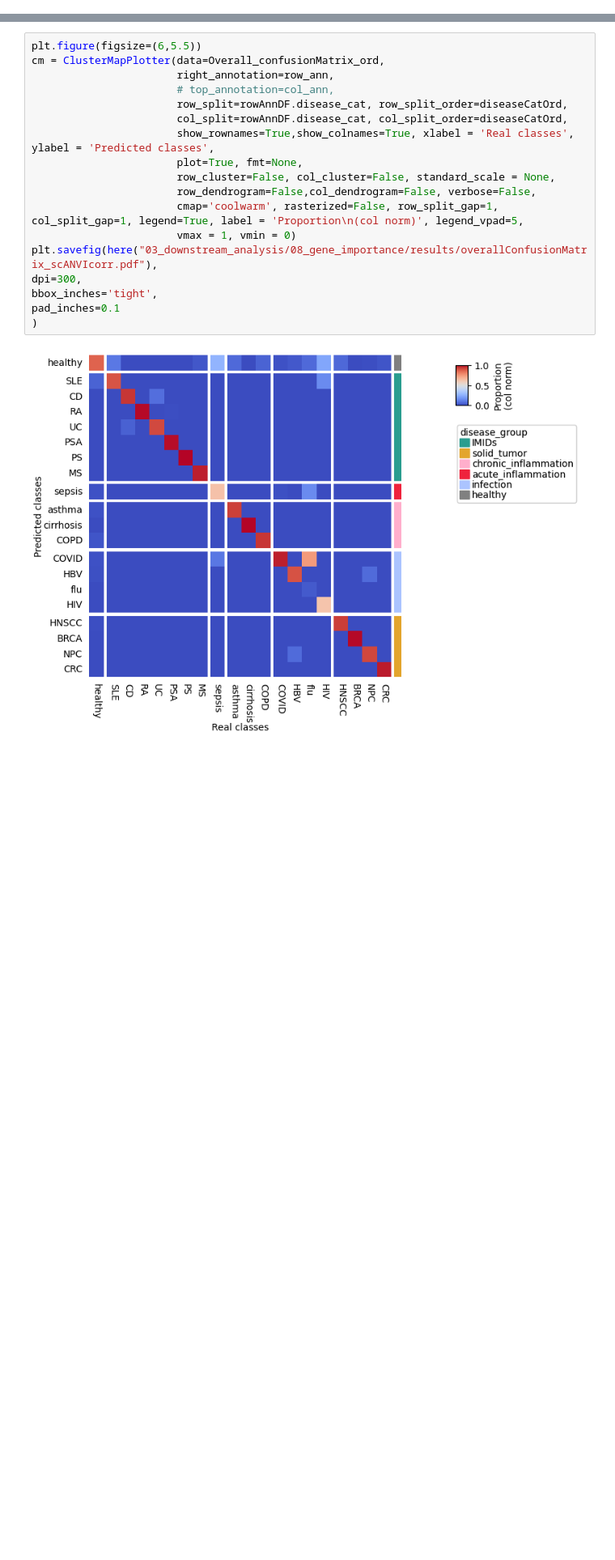
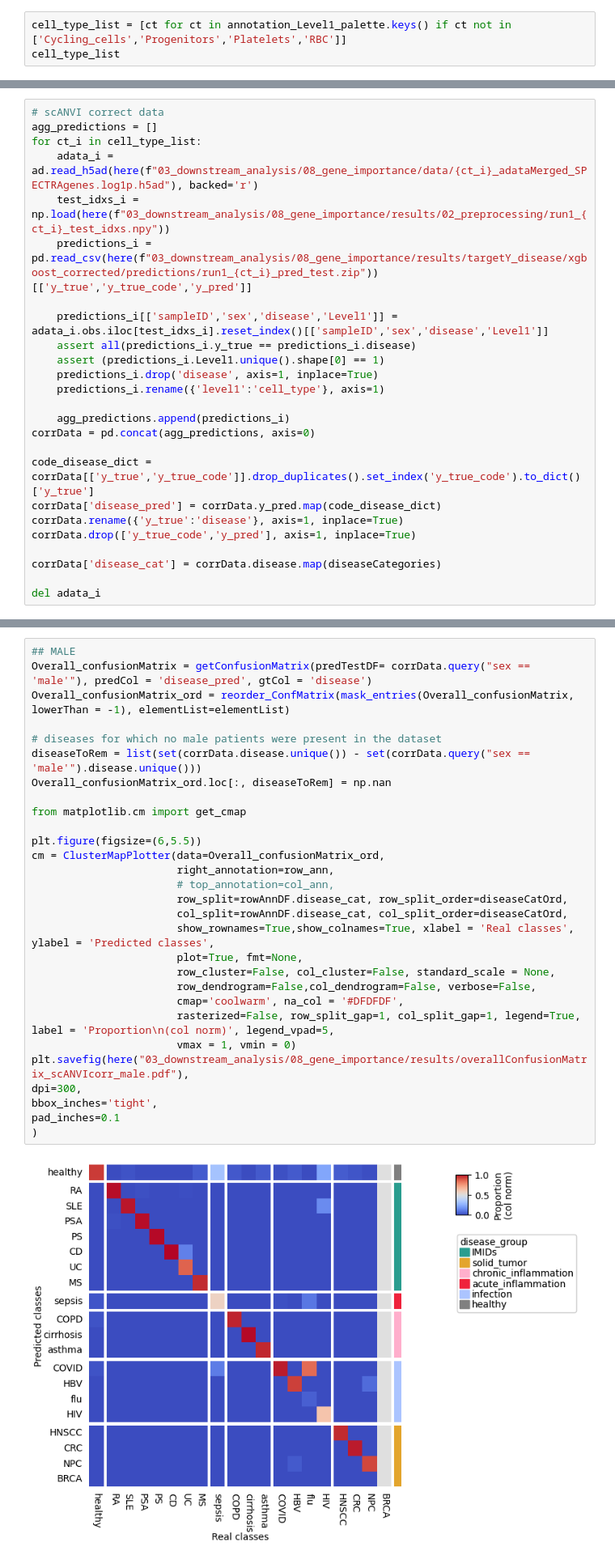
Before and after one commit to Single-Cell-Genomics-Group-CNAG-CRG/Inflammation-PBMCs-Atlas, a Jupyter notebook: 03_downstream_analysis/08_gene_importance/03_plotting_confusion_matrices_xgboost_corrected_SEX.ipynb, the cells around one changed output, grey strips where cells are left out. Shown at 81% size. Saved outputs shown, nothing was run; the diff lists cells and outputs as text; blank space fills up the shorter version.

```diff
--- a/03_downstream_analysis/08_gene_importance/03_plotting_confusion_matrices_xgboost_corrected.ipynb
+++ b/03_downstream_analysis/08_gene_importance/03_plotting_confusion_matrices_xgboost_corrected_SEX.ipynb
@@ -47,0 +41,3 @@ unCorrData['disease_cat'] = unCorrData.disease.map(diseaseCategories)
+# %%
+cell_type_list = [ct for ct in annotation_Level1_palette.keys() if ct not in ['Cycling_cells','Progenitors','Platelets','RBC']]
+cell_type_list
@@ -47,0 +56,25 @@ unCorrData['disease_cat'] = unCorrData.disease.map(diseaseCategories)
+# %%
+# scANVI correct data
+agg_predictions = []
+for ct_i in cell_type_list:
+    adata_i = ad.read_h5ad(here(f"03_downstream_analysis/08_gene_importance/data/{ct_i}_adataMerged_SPECTRAgenes.log1p.h5ad"), backed='r')
+    test_idxs_i = np.load(here(f"03_downstream_analysis/08_gene_importance/results/02_preprocessing/run1_{ct_i}_test_idxs.npy"))
+    predictions_i = pd.read_csv(here(f"03_downstream_analysis/08_gene_importance/results/targetY_disease/xgboost_corrected/predictions/run1_{ct_i}_pred_test.zip"))[['y_true','y_true_code','y_pred']]
+
+    predictions_i[['sampleID','sex','disease','Level1']] = adata_i.obs.iloc[test_idxs_i].reset_index()[['sampleID','sex','disease','Level1']]
+    assert all(predictions_i.y_true == predictions_i.disease)
+    assert (predictions_i.Level1.unique().shape[0] == 1)
+    predictions_i.drop('disease', axis=1, inplace=True)
+    predictions_i.rename({'level1':'cell_type'}, axis=1)
+
+    agg_predictions.append(predictions_i)
+corrData = pd.concat(agg_predictions, axis=0)
+
+code_disease_dict = corrData[['y_true','y_true_code']].drop_duplicates().set_index('y_true_code').to_dict()['y_true']
+corrData['disease_pred'] = corrData.y_pred.map(code_disease_dict)
+corrData.rename({'y_true':'disease'}, axis=1, inplace=True)
+corrData.drop(['y_true_code','y_pred'], axis=1, inplace=True)
+
+corrData['disease_cat'] = corrData.disease.map(diseaseCategories)
+
+del adata_i
@@ -477,20 +596,31 @@ Name: proportion, dtype: float64
 # %%
+## MALE
+Overall_confusionMatrix = getConfusionMatrix(predTestDF= corrData.query("sex == 'male'"), predCol = 'disease_pred', gtCol = 'disease')
+Overall_confusionMatrix_ord = reorder_ConfMatrix(mask_entries(Overall_confusionMatrix, lowerThan = -1), elementList=elementList)
+
+# diseases for which no male patients were present in the dataset
+diseaseToRem = list(set(corrData.disease.unique()) - set(corrData.query("sex ==  'male'").disease.unique()))
+Overall_confusionMatrix_ord.loc[:, diseaseToRem] = np.nan
+
+from matplotlib.cm import get_cmap
+
 plt.figure(figsize=(6,5.5))
 cm = ClusterMapPlotter(data=Overall_confusionMatrix_ord,
                        right_annotation=row_ann,
                        # top_annotation=col_ann,
                        row_split=rowAnnDF.disease_cat, row_split_order=diseaseCatOrd,
                        col_split=rowAnnDF.disease_cat, col_split_order=diseaseCatOrd,
                        show_rownames=True,show_colnames=True, xlabel = 'Real classes', ylabel = 'Predicted classes',
                        plot=True, fmt=None,
                        row_cluster=False, col_cluster=False, standard_scale = None,
                        row_dendrogram=False,col_dendrogram=False, verbose=False,
-                       cmap='coolwarm', rasterized=False, row_split_gap=1, col_split_gap=1, legend=True, label = 'Proportion\n(col norm)', legend_vpad=5,
+                       cmap='coolwarm', na_col = '#DFDFDF',
+                       rasterized=False, row_split_gap=1, col_split_gap=1, legend=True, label = 'Proportion\n(col norm)', legend_vpad=5,
                        vmax = 1, vmin = 0)
-plt.savefig(here("03_downstream_analysis/08_gene_importance/results/overallConfusionMatrix_scANVIcorr.pdf"),
+plt.savefig(here("03_downstream_analysis/08_gene_importance/results/overallConfusionMatrix_scANVIcorr_male.pdf"),
 dpi=300,
 bbox_inches='tight',
 pad_inches=0.1
 )
 # %% [output]
-[figure, old version]
+[figure, new version]
```
Also changed, not shown: parts of 18 cells of this notebook, 9 other files.
